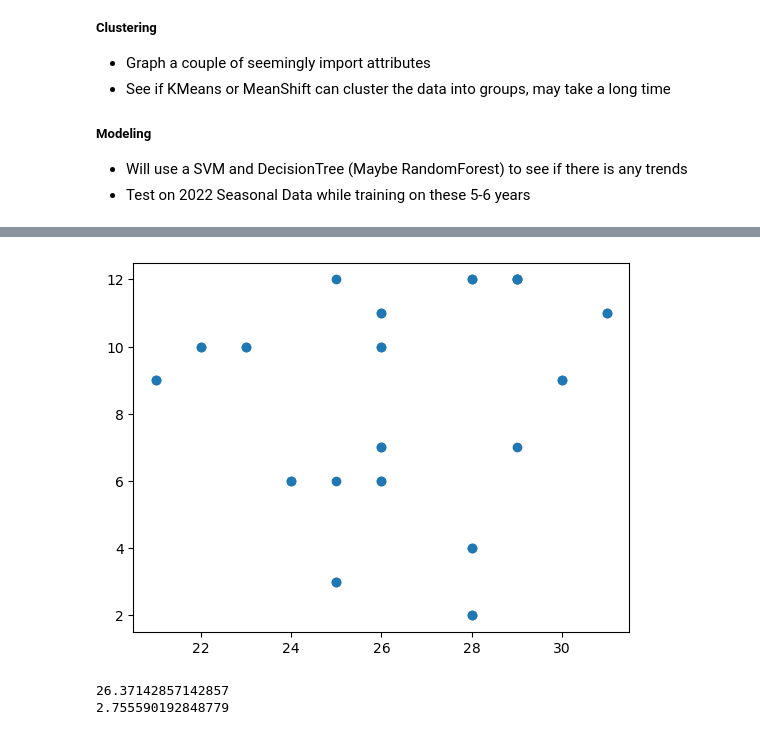
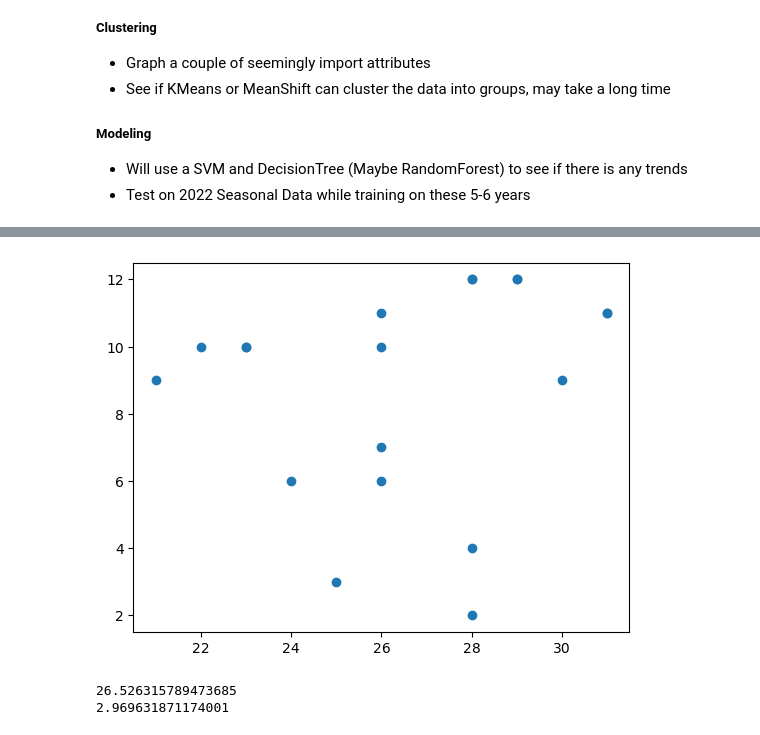
Before and after one commit to kahshiuhtang/Draft-Adivisor, a Jupyter notebook: Notebooks/TeamStudy.ipynb, the cells around one changed output, grey strips where cells are left out. Drawn from its saved outputs; the diff is of its cells as text; code cells hidden in the pictures.

```diff
--- a/Notebooks/TeamStudy.ipynb
+++ b/Notebooks/TeamStudy.ipynb
@@ -319,7 +322,18 @@ for i in range(2016, 2022):
     temp.columns = [str(col) + '_PLAYERS' for col in temp.columns]
     rnk.append(temp)
 # %%
-
+#Loading in the combined team and player data
+import pandas as pd
+import numpy as np
+from matplotlib import pyplot as plt
+from sklearn import datasets
+from sklearn.tree import DecisionTreeClassifier
+from sklearn import tree
+# Loading in the ultimate combined csv
+COMPLETE = []
+cols=['b', 'g', 'r', 'c', 'm', 'y', 'k','w']
 for i in range(6):
     address = "Data/TEST/" + str(i) + ".csv"
-    COMPLETE[i].to_csv(address)
+    temp = pd.read_csv(address, index_col=[0])
+    COMPLETE.append(temp)
+full = pd.concat(COMPLETE, ignore_index=True)
@@ -348,11 +340,12 @@ plt.show()
 # %%
 x = full.loc[(full['Rk_PLAYERS'] < 13) & (full['FantPos_PLAYERS'] == 'WR')]['Age_PLAYERS']
 y = full.loc[(full['Rk_PLAYERS'] < 13) & (full['FantPos_PLAYERS'] == 'WR')]['Rk_PLAYERS']
+cols=['b', 'g', 'r', 'c', 'm', 'y', 'k','w']
 plt.scatter(x, y)
 plt.show()
 print(x.mean())
 print(x.std())
 # %% [output]
-[figure, old version]
+[figure, new version]
-26.37142857142857
-2.755590192848779
+26.526315789473685
+2.969631871174001
```
Also changed, not shown: parts of 10 cells of this notebook, 6 other files.
